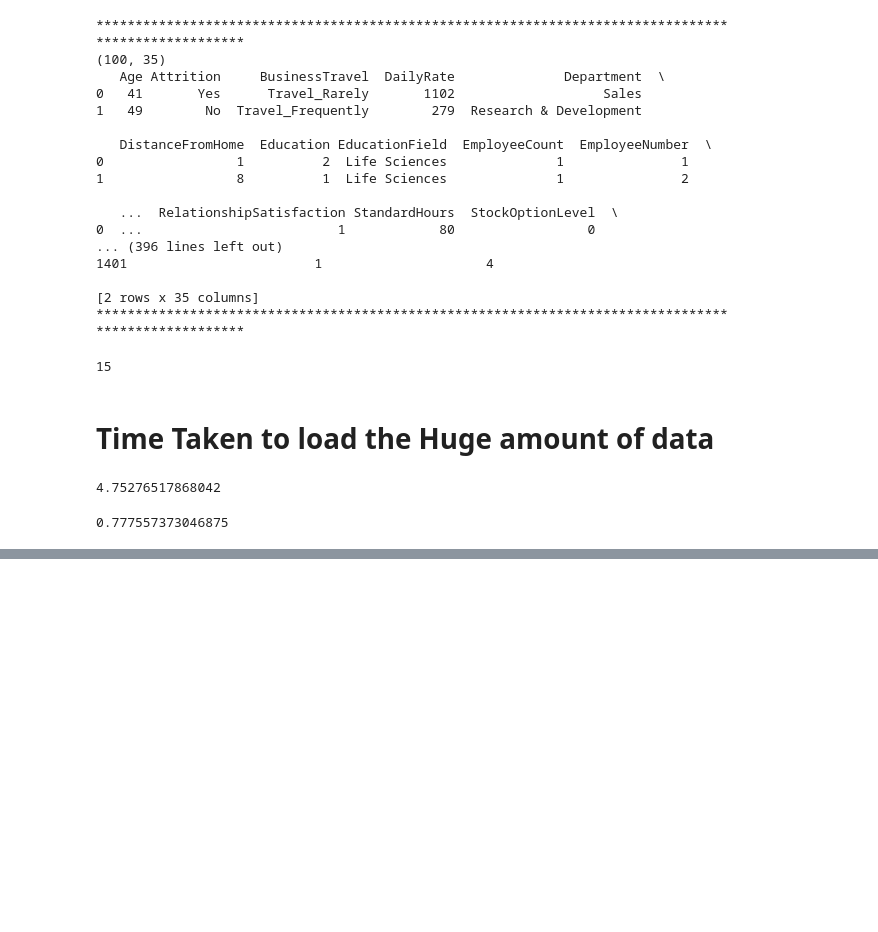
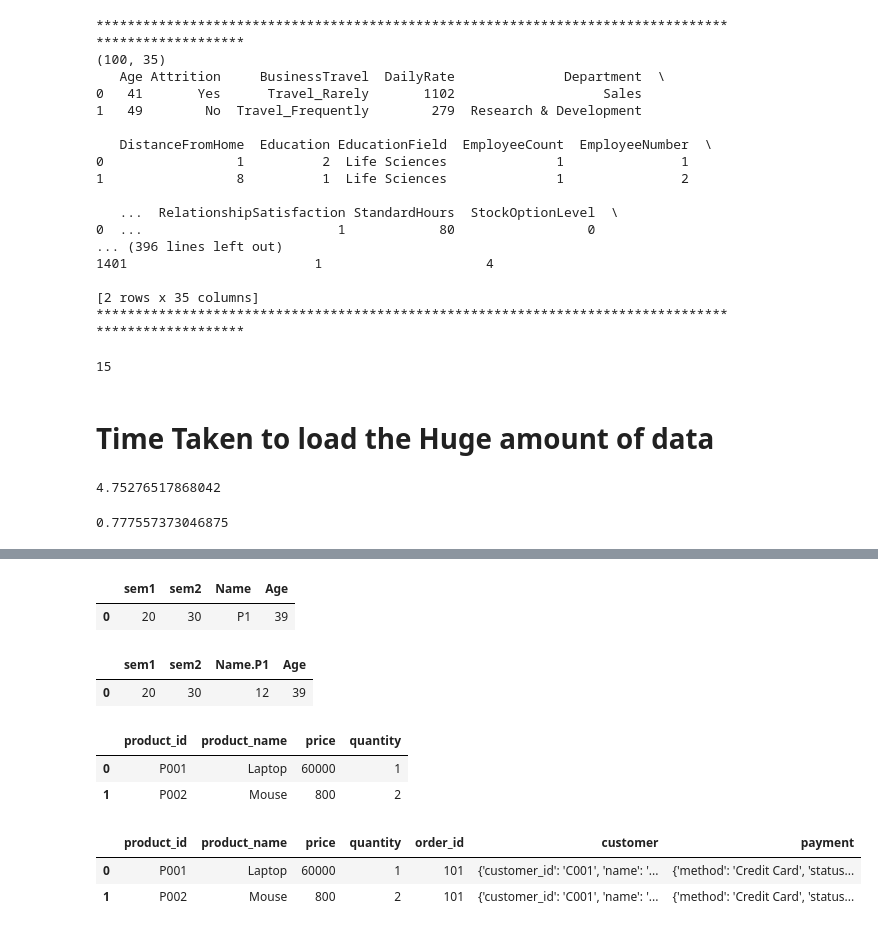
Before and after one commit to Masireddyvamshi/Machine-Learning-Notes, a Jupyter notebook: Data_collection_handling_different_formats_of_data.ipynb, the cells around one changed output, grey strips where cells are left out. Cells and saved outputs as stored; diff of their text form; code cells hidden in the pictures; blank space fills up the shorter version.

```diff
--- a/Data_collection_handling_different_formats_of_data.ipynb
+++ b/Data_collection_handling_different_formats_of_data.ipynb
@@ -214,0 +468,5 @@ shape: (5, 129)
+# %%
+pd.json_normalize(x,record_path='Marks',meta=['Name','Age'])
+# %% [output]
+|  | sem1 | sem2 | Name | Age |
+| 0 | 20 | 30 | P1 | 39 |
@@ -214,0 +475,5 @@ shape: (5, 129)
+# %%
+pd.json_normalize(x,record_path='Marks',meta=[['Name','P1'],'Age'])
+# %% [output]
+|  | sem1 | sem2 | Name.P1 | Age |
+| 0 | 20 | 30 | 12 | 39 |
@@ -214,0 +510,12 @@ shape: (5, 129)
+# %%
+pd.json_normalize(data,record_path=['items'])
+# %% [output]
+|  | product_id | product_name | price | quantity |
+| 0 | P001 | Laptop | 60000 | 1 |
+| 1 | P002 | Mouse | 800 | 2 |
+# %%
+pd.json_normalize(data,record_path=['items'],meta=['order_id','customer','payment'])
+# %% [output]
+|  | product_id | product_name | price | quantity | order_id | customer | payment |
+| 0 | P001 | Laptop | 60000 | 1 | 101 | {'customer_id': 'C001', 'name': '... | {'method': 'Credit Card', 'status... |
+| 1 | P002 | Mouse | 800 | 2 | 101 | {'customer_id': 'C001', 'name': '... | {'method': 'Credit Card', 'status... |
```
Also changed, not shown: parts of 52 cells of this notebook.
